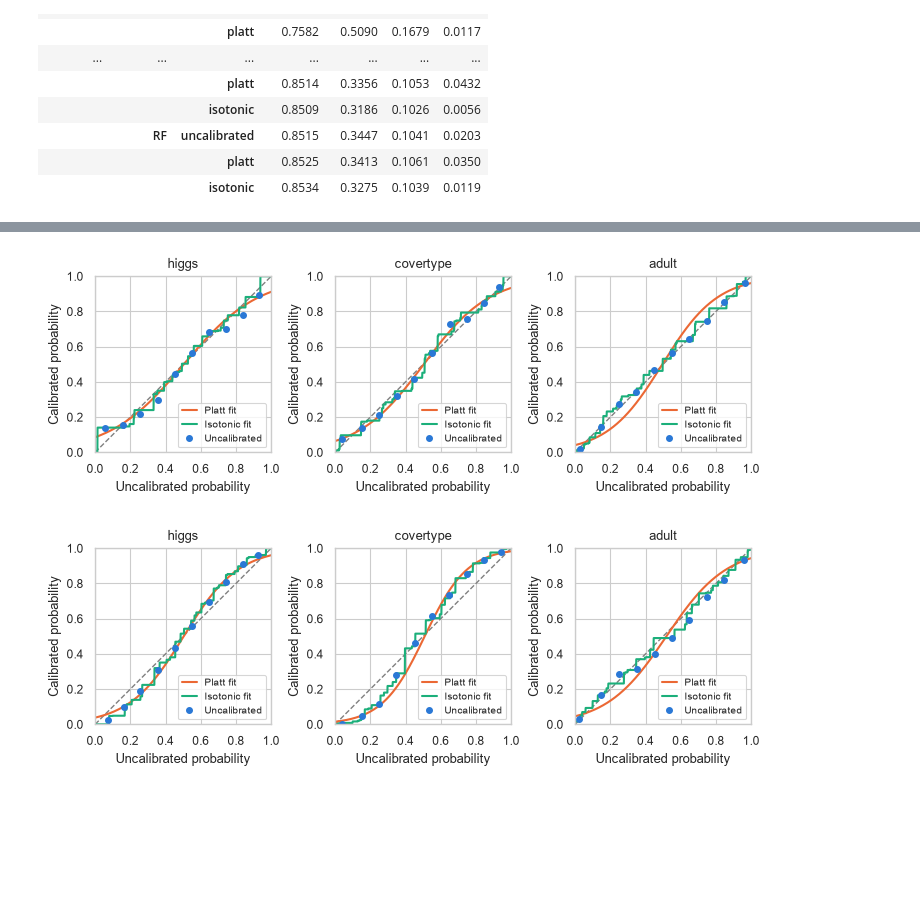
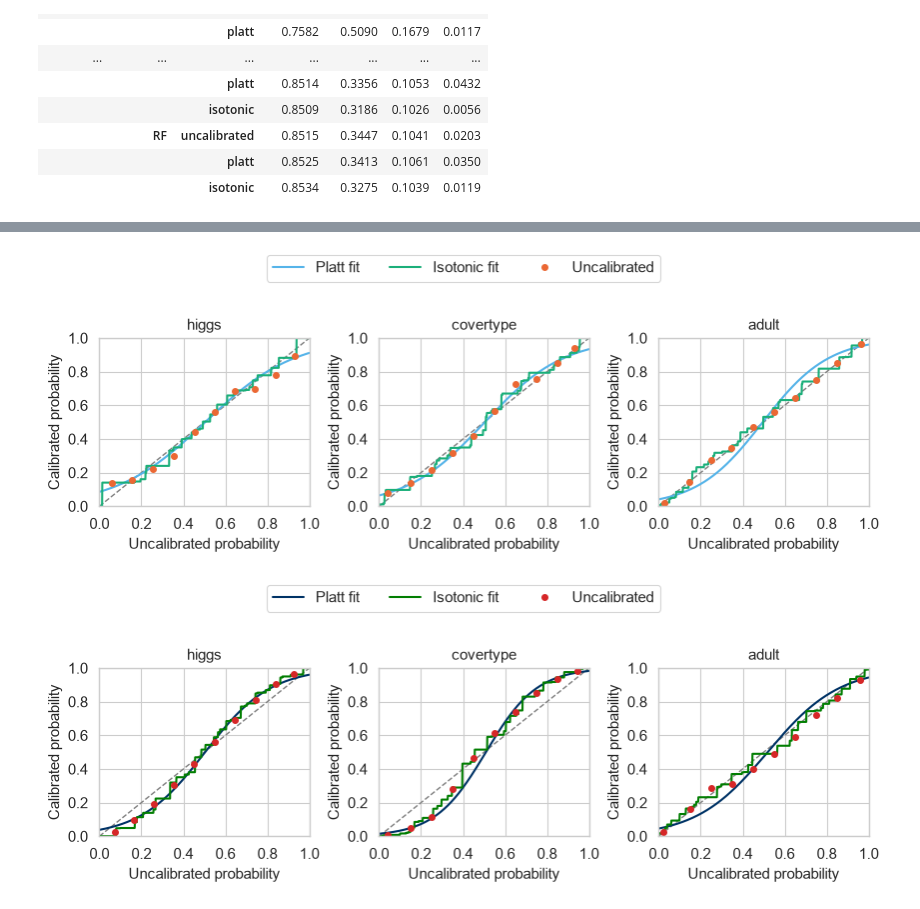
Before and after one commit to MarcoColan01/project-probcalibration-statsML2526, a Jupyter notebook: notebooks/2_training_calibration.ipynb, the cells around one changed output, grey strips where cells are left out. Cells and saved outputs as stored; diff of their text form; code cells hidden in the pictures; blank space fills up the shorter version.

Commit message:
PLOTS: minor changes

```diff
--- a/notebooks/2_training_calibration.ipynb
+++ b/notebooks/2_training_calibration.ipynb
@@ -17,6 +17,10 @@ from src.metrics import evaluate
 from src.plots import calibration_size_curve, prediction_histogram, reliability_axes, reliability_curve
 
 sns.set_theme(style="whitegrid", context="paper")
+FONT_SIZE = 11
+plt.rcParams.update({"font.size": FONT_SIZE, "axes.titlesize": FONT_SIZE, "axes.labelsize": FONT_SIZE,
+                     "xtick.labelsize": FONT_SIZE, "ytick.labelsize": FONT_SIZE, "legend.fontsize": FONT_SIZE,
+                     "figure.titlesize": FONT_SIZE})
 RESULTS_DIR = ROOT / "results"
 RESULTS_DIR.mkdir(exist_ok=True)
 FIG_DIR = ROOT / "report"
@@ -26,6 +30,15 @@ MODELS = {
     "LR": lambda: LogisticRegression(max_iter=1000),
     "RF": lambda: RandomForestClassifier(n_jobs=-1, random_state=RANDOM_STATE, n_estimators=101),
 }
+
+MODEL_COLORS = {
+    ("LR", "uncalibrated"): "#eb6834",
+    ("LR", "platt"): "#56b4e9",
+    ("LR", "isotonic"): "#1baf7a",
+    ("RF", "uncalibrated"): "#d62728",
+    ("RF", "platt"): "#003366",
+    ("RF", "isotonic"): "#027E02",
+}
 # %%
 data = {}
 for name in DATASETS:
@@ -125,29 +138,15 @@ test_metrics.set_index(["dataset", "model", "method"]).round(4)
 |  |  | isotonic | 0.8534 | 0.3275 | 0.1039 | 0.0119 |
 # %%
 LABELS = {"uncalibrated": "Uncalibrated", "platt": "Platt scaling", "isotonic": "Isotonic regression"}
-TO_SCORE = {"LR": lambda p: np.log(p / (1 - p)),
-            "RF": lambda p: p,
-}
 MODEL_STYLES = {
     "LR": {"marker": "o", "linestyle": "-"},
     "RF": {"marker": "o", "linestyle": "-"},
 }
 
-
-MODEL_COLORS = {
-    ("LR", "platt"): "#56b4e9",
-    ("LR", "uncalibrated"):        "#eb6834",
-    ("LR", "isotonic"):     "#1baf7a",
-    ("RF", "platt"): "#003366",
-    ("RF", "uncalibrated"):        "#d62728",
-    ("RF", "isotonic"):     "#027E02",
-}
-
-
 def reliability_figure_side_by_side(name):
     y_test = data[name]["test"][1]
     fig = plt.figure(figsize=(14, 5.5), layout="constrained")
-    fig.suptitle(name, fontsize=13)
+    fig.suptitle(name)
 
     subfigs = fig.subfigures(1, len(MODELS), wspace=0.03)
 
@@ -173,6 +172,7 @@ def reliability_figure_side_by_side(name):
 
             ax_hist = subfig.add_subplot(gs[1, j], sharey=shared_hist)
             prediction_histogram(ax_hist, p, color)
+            ax_hist.set_xticks([0, 0.5, 1])
             ax_hist.set_title(LABELS[method])
             if shared_hist is None:
                 shared_hist = ax_hist
@@ -181,7 +181,6 @@ def reliability_figure_side_by_side(name):
 
     return fig
 
-
 for name in DATASETS:
     fig = reliability_figure_side_by_side(name)
     fig.savefig(FIG_DIR / f"reliability_{name}_side_by_side.pdf", bbox_inches="tight")
@@ -193,32 +192,30 @@ for name in DATASETS:
 # %%
 FIT_LABELS = {"platt": "Platt fit", "isotonic": "Isotonic fit"}
-COLORS = {"uncalibrated": "#2a78d6", "platt": "#eb6834", "isotonic": "#1baf7a"}
-
-
-
 
 def calibration_maps_figure(model_name):
-    fig, axes = plt.subplots(1, len(DATASETS), figsize=(7.2, 2.8), layout="constrained")
+    fig, axes = plt.subplots(1, len(DATASETS), figsize=(8.4, 3.1), layout="constrained")
     grid = np.linspace(0, 1, 2001)
     for ax, name in zip(axes, DATASETS):
         reliability_axes(ax, xlabel="Uncalibrated probability", ylabel="Calibrated probability")
+        ax.set_box_aspect(0.8)
         for method in CALIBRATORS:
             ax.plot(grid, calibrators[name, model_name, method].predict_proba(grid),
-                    color=COLORS[method], linewidth=1.5, label=FIT_LABELS[method])
+                    color=MODEL_COLORS[model_name, method], linewidth=1.5, label=FIT_LABELS[method])
         reliability_curve(ax, data[name]["test"][1], probs[name, model_name, "uncalibrated"]["test"],
-                          color=COLORS["uncalibrated"], marker="o", linestyle="none", markersize=4,
+                          color=MODEL_COLORS[model_name, "uncalibrated"], marker="o", linestyle="none", markersize=4,
                           label=LABELS["uncalibrated"])
         ax.set_title(name)
-        ax.legend(loc="lower right", fontsize=7, handlelength=1.5)
+    handles, labels = axes[0].get_legend_handles_labels()
+    fig.legend(handles, labels, loc="outside upper center", ncol=3)
     return fig
 
 
 for model_name in MODELS:
     fig = calibration_maps_figure(model_name)
     fig.savefig(FIG_DIR / f"calibration_maps_{model_name}.pdf", bbox_inches="tight")
     plt.show()
 # %% [output]
-[figure, old version]
+[figure, new version]
-[figure, old version]
+[figure, new version]
 # %%
 METRIC_LABELS = {"log_loss": "Log-loss", "brier": "Brier score", "ece": "ECE", "accuracy": "Accuracy"}
```
Also changed, not shown: parts of 3 cells of this notebook, 1 other file.
